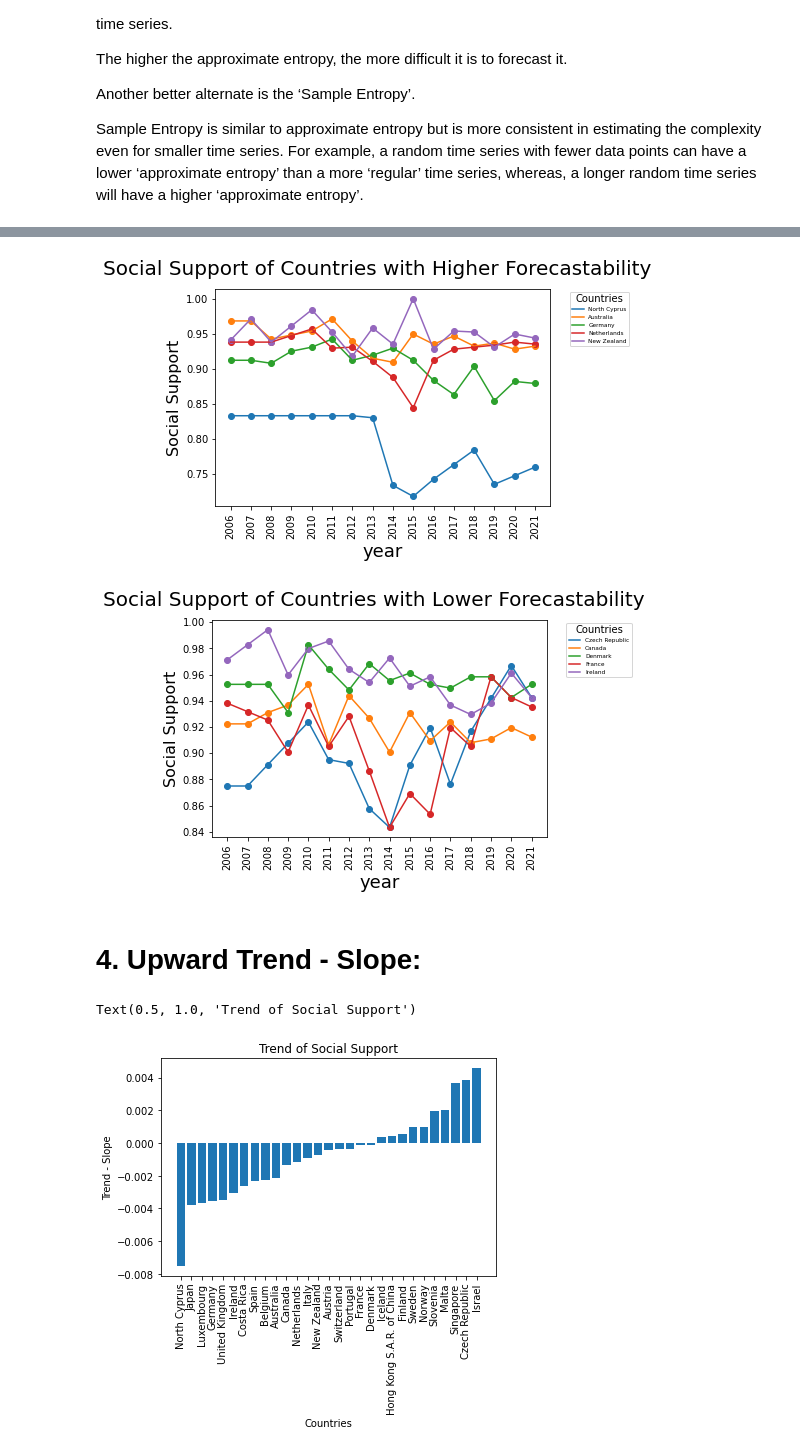
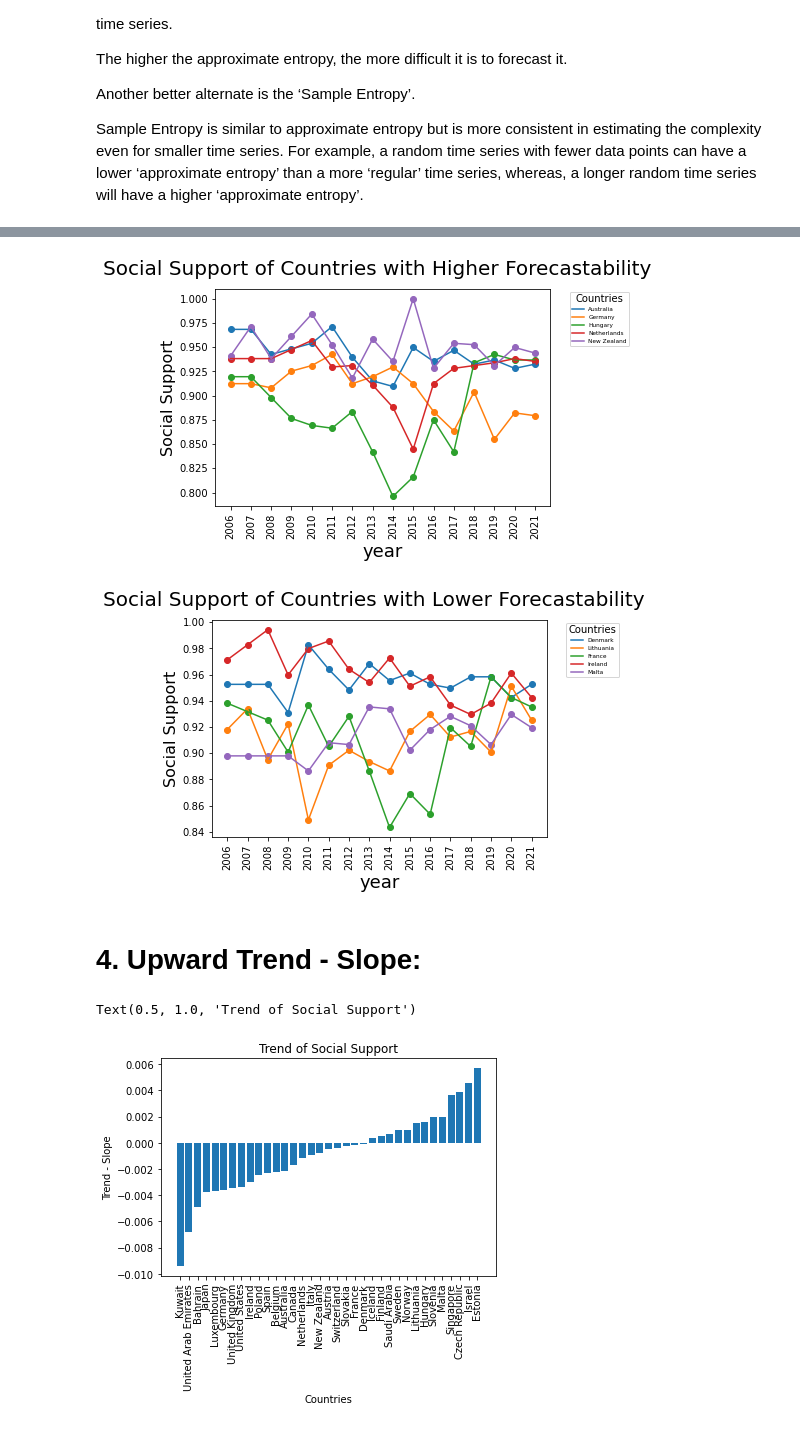
Before and after one commit to winggo12/DataAnalysis-WorldHappinessIndex, a Jupyter notebook: TimeSeriesAnalysis/ARIMA-SocialSupport.ipynb, the cells around one changed output, grey strips where cells are left out. Saved outputs shown, nothing was run; the diff lists cells and outputs as text; code cells hidden in the pictures.

```diff
--- a/TimeSeriesAnalysis/ARIMA-SocialSupport.ipynb
+++ b/TimeSeriesAnalysis/ARIMA-SocialSupport.ipynb
@@ -307,8 +519,8 @@ def sort_dict(dis_dict):
 # %%
 AE_dict = {}
 
-for country in c3_list:
-    data = df_c3[df_c3['Country name'] == country]['Social support']
+for country in c1_list:
+    data = df_c1[df_c1['Country name'] == country]['Social support']
     data.index = np.arange(0, 16)
     AE = ApEn(data, m=2, r=0.2*np.std(data))
     AE_dict[country] = AE
@@ -334,8 +546,8 @@ plt.bar(AE_keys, AE_values)
 # %%
 AE_dict = {}
 
-for country in c3_list:
-    data = df_c3[df_c3['Country name'] == country]['Log GDP per capita']
+for country in c1_list:
+    data = df_c1[df_c1['Country name'] == country]['Log GDP per capita']
     data.index = np.arange(0, 16)
     AE = ApEn(data, m=2, r=0.2*np.std(data))
     AE_dict[country] = AE
@@ -377,7 +589,7 @@ plt.xlabel("year", fontsize=18)
 plt.ylabel("Social Support", fontsize=16)
 
 for country in top5_countries_name:
-    data = df_c3[df_c3['Country name'] == country]['Social support']
+    data = df_c1[df_c1['Country name'] == country]['Social support']
     data.index = np.arange(2006, 2021+1)
     dis_dict = data.to_dict()
 
@@ -391,7 +603,7 @@ fontP.set_size('xx-small')
 plt.legend(top5_countries_name, title='Countries', bbox_to_anchor=(1.05, 1), loc='upper left', prop=fontP)
 plt.show()
 # %% [output]
-[figure, old version]
+[figure, new version]
 # %%
 fig = plt.figure()
 fig.suptitle("Social Support of Countries with Lower Forecastability", fontsize=20)
@@ -399,7 +611,7 @@ plt.xlabel("year", fontsize=18)
 plt.ylabel("Social Support", fontsize=16)
 
 for country in bottom5_countries_name:
-    data = df_c3[df_c3['Country name'] == country]['Social support']
+    data = df_c1[df_c1['Country name'] == country]['Social support']
     data.index = np.arange(2006, 2021+1)
     dis_dict = data.to_dict()
 
@@ -413,7 +625,7 @@ fontP.set_size('xx-small')
 plt.legend(bottom5_countries_name, title='Countries', bbox_to_anchor=(1.05, 1), loc='upper left', prop=fontP)
 plt.show()
 # %% [output]
-[figure, old version]
+[figure, new version]
 # %% [markdown]
 # 4. Upward Trend - Slope:
 # %%
@@ -423,22 +635,22 @@ def trendline(data, order=1):
     return float(slope)
 # %%
 social_support_trend_dict = {}
-for country in c3_list:
-    data = df_c3[df_c3['Country name'] == country]['Social support']
+for country in c1_list:
+    data = df_c1[df_c1['Country name'] == country]['Social support']
     social_support_trend_dict[country] = trendline(data)
 
 social_support_trend_dict = sort_dict(social_support_trend_dict)
 
 social_support_keys = social_support_trend_dict.keys()
 social_support_values = social_support_trend_dict.values()
 plt.xticks(rotation=90)
 plt.bar(social_support_keys, social_support_values)
 
 plt.xlabel("Countries")
 plt.ylabel("Trend - Slope")
 plt.title("Trend of Social Support")
 # %% [output]
 Text(0.5, 1.0, 'Trend of Social Support')
-[figure, old version]
+[figure, new version]
 # %%
 gdp_trend_dict = {}
```
Also changed, not shown: parts of 47 cells of this notebook, 9 other files.
